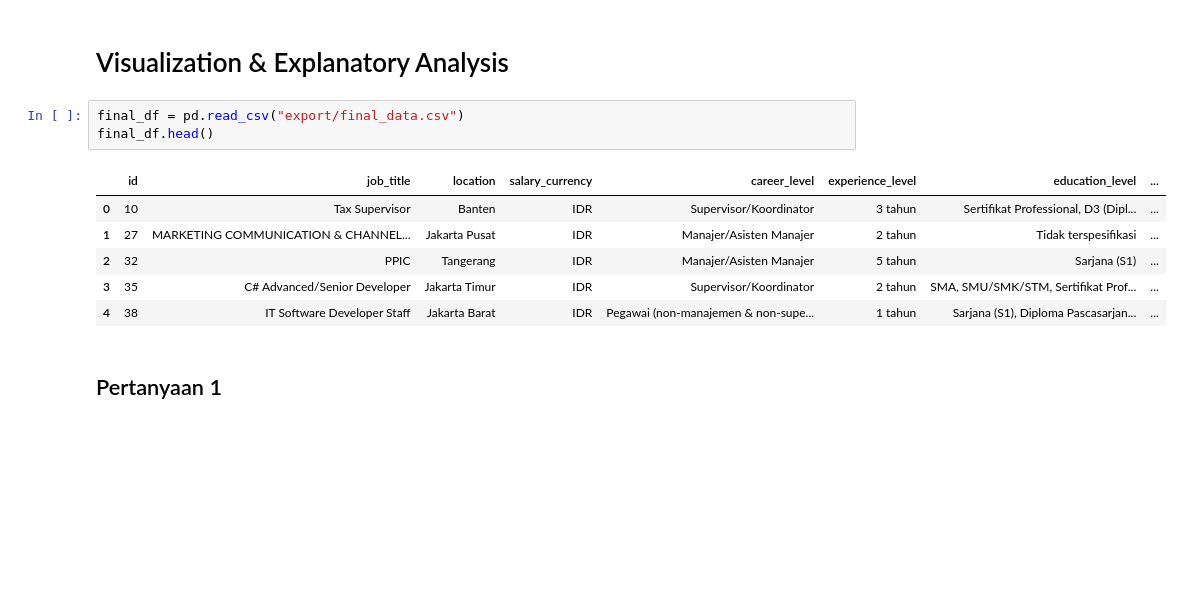
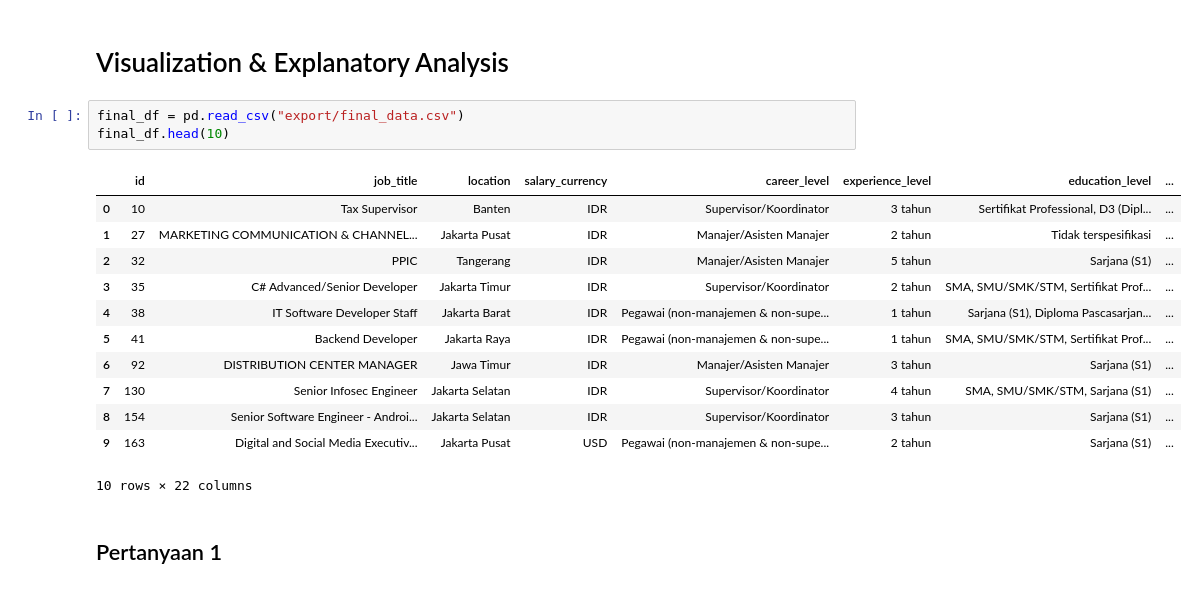
Before and after one commit to muhanangmahrub/Career-Path-Navigator, a Jupyter notebook: notebooks/anang/EDA & Visualization.ipynb, the cells around one changed output. Cells and saved outputs as stored; diff of their text form; blank space fills up the shorter version.

```diff
--- a/notebooks/anang/EDA & Visualization.ipynb
+++ b/notebooks/anang/EDA & Visualization.ipynb
@@ -308,14 +431,20 @@ df_clean.to_csv(
 # Visualization & Explanatory Analysis
 # %%
 final_df = pd.read_csv("export/final_data.csv")
-final_df.head()
+final_df.head(10)
 # %% [output]
 |  | id | job_title | location | salary_currency | career_level | experience_level | education_level | ... |
 | 0 | 10 | Tax Supervisor | Banten | IDR | Supervisor/Koordinator | 3 tahun | Sertifikat Professional, D3 (Dipl... | ... |
 | 1 | 27 | MARKETING COMMUNICATION & CHANNEL... | Jakarta Pusat | IDR | Manajer/Asisten Manajer | 2 tahun | Tidak terspesifikasi | ... |
 | 2 | 32 | PPIC | Tangerang | IDR | Manajer/Asisten Manajer | 5 tahun | Sarjana (S1) | ... |
 | 3 | 35 | C# Advanced/Senior Developer | Jakarta Timur | IDR | Supervisor/Koordinator | 2 tahun | SMA, SMU/SMK/STM, Sertifikat Prof... | ... |
 | 4 | 38 | IT Software Developer Staff | Jakarta Barat | IDR | Pegawai (non-manajemen & non-supe... | 1 tahun | Sarjana (S1), Diploma Pascasarjan... | ... |
+| 5 | 41 | Backend Developer | Jakarta Raya | IDR | Pegawai (non-manajemen & non-supe... | 1 tahun | SMA, SMU/SMK/STM, Sertifikat Prof... | ... |
+| 6 | 92 | DISTRIBUTION CENTER MANAGER | Jawa Timur | IDR | Manajer/Asisten Manajer | 3 tahun | Sarjana (S1) | ... |
+| 7 | 130 | Senior Infosec Engineer | Jakarta Selatan | IDR | Supervisor/Koordinator | 4 tahun | SMA, SMU/SMK/STM, Sarjana (S1) | ... |
+| 8 | 154 | Senior Software Engineer - Androi... | Jakarta Selatan | IDR | Supervisor/Koordinator | 3 tahun | Sarjana (S1) | ... |
+| 9 | 163 | Digital and Social Media Executiv... | Jakarta Pusat | USD | Pegawai (non-manajemen & non-supe... | 2 tahun | Sarjana (S1) | ... |
+10 rows × 22 columns
 # %% [markdown]
 ## Pertanyaan 1
 # %% [markdown]
```
Also changed, not shown: parts of 27 cells of this notebook, 1 other file.
